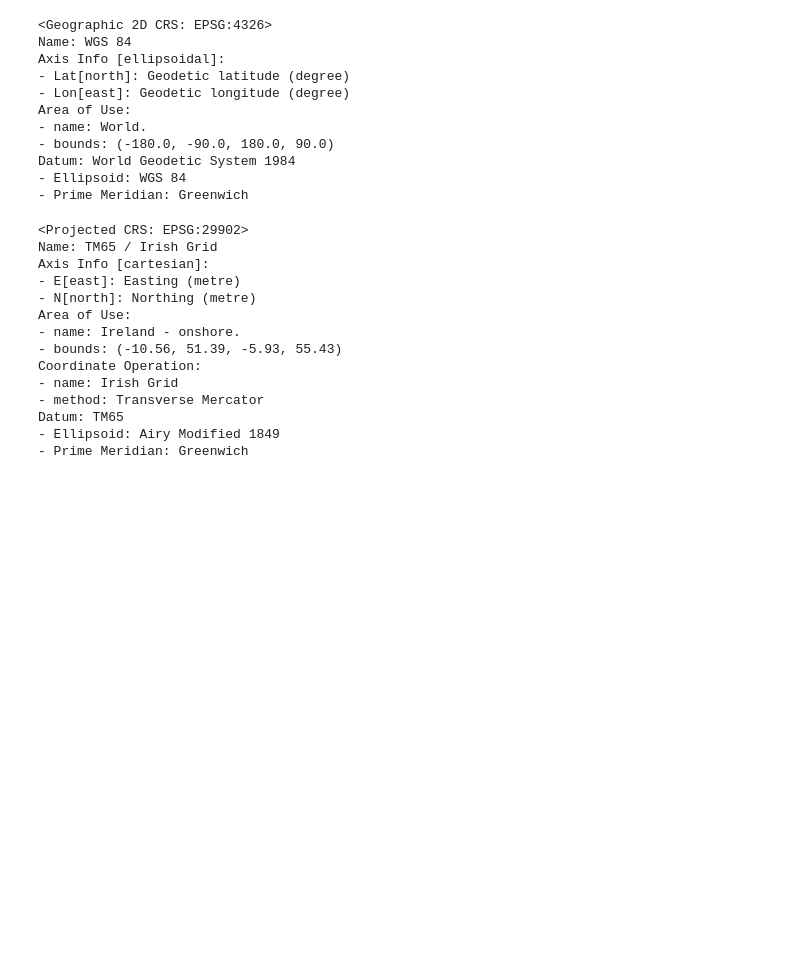
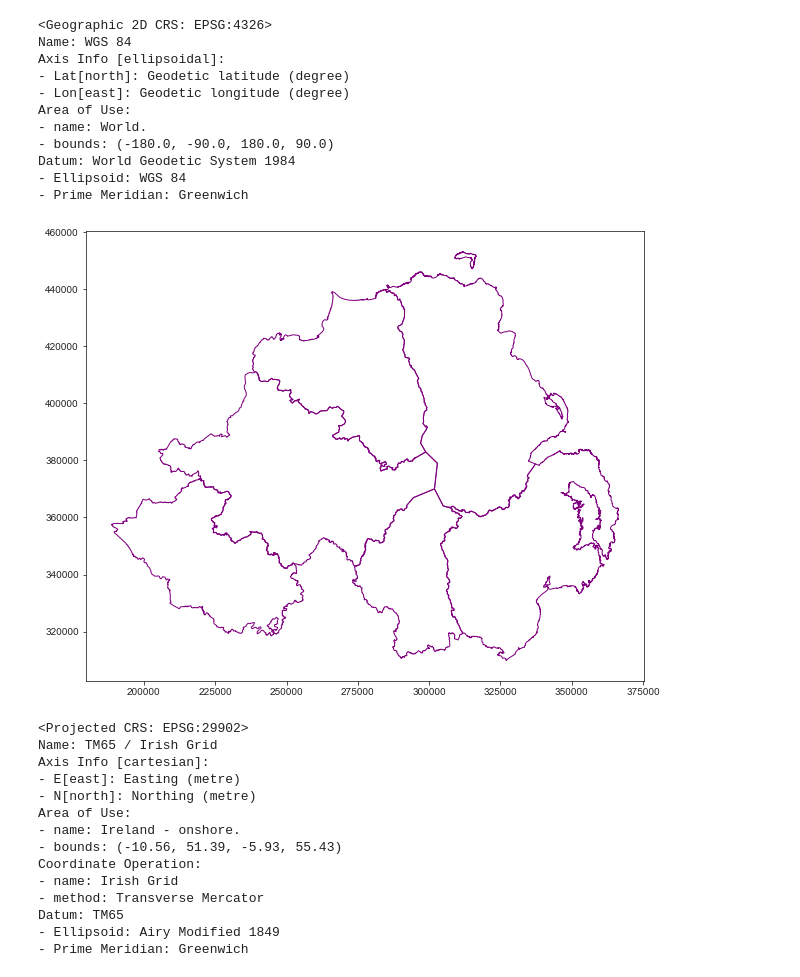
Before and after one commit to zsmilliepy/RadonNI, a Jupyter notebook: RadonData.ipynb, the cells around one changed output. Cells and saved outputs as stored; diff of their text form; code cells hidden in the pictures; blank space fills up the shorter version.

```diff
--- a/RadonData.ipynb
+++ b/RadonData.ipynb
@@ -272,6 +258,10 @@ Datum: World Geodetic System 1984
 - Prime Meridian: Greenwich
 # %%
 counties = counties_orig.to_crs(epsg=29902) # change the CRS to epsg=29902, to match the radon data coordinates
+# %%
+counties.plot(figsize=(10,10), edgecolor="purple", facecolor="None"); # plot the counties in the Northern Ireland
+# %% [output]
+[figure, added]
 # %%
 counties.crs
 # %% [output]
```
Also changed, not shown: parts of 12 cells of this notebook, 6 other files.
